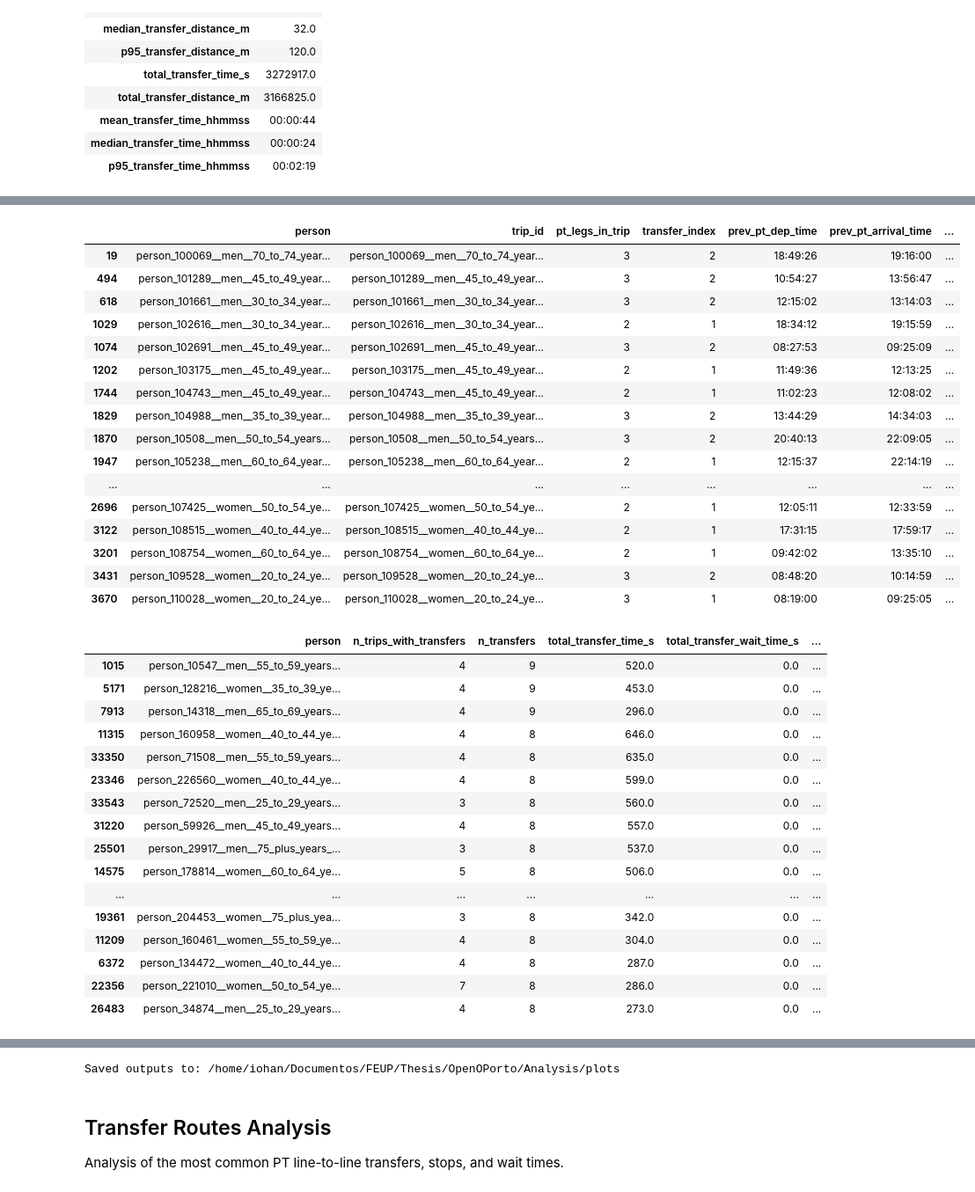
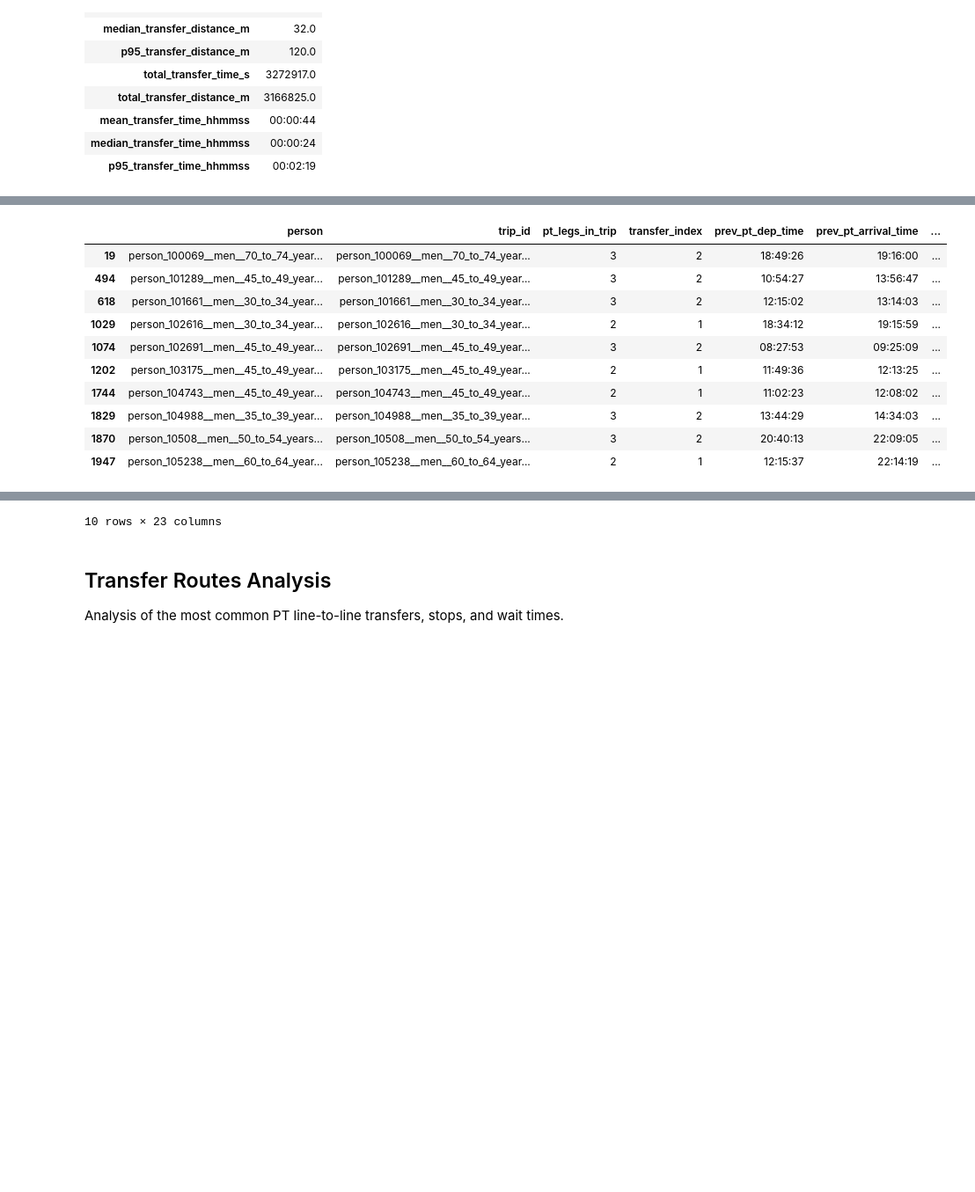
Before and after one commit to IohanSardinha/OpenOPorto, a Jupyter notebook: Analysis/PTTransferSynchronism.ipynb, the cells around one changed output, grey strips where cells are left out. Shown at 88% size. Cells and saved outputs as stored; diff of their text form; code cells hidden in the pictures; blank space fills up the shorter version.

```diff
--- a/Analysis/PTTransferSynchronism.ipynb
+++ b/Analysis/PTTransferSynchronism.ipynb
@@ -29,17 +29,5 @@ from pt_transfer_analysis import analyze_pt_transfer_synchronism, add_realistic_
 # %%
-candidate_paths = [
-    Path('Simulation/output/output_legs.csv'),
-    Path('../Simulation/output/output_legs.csv'),
-]
-
-legs_path = None
-for p in candidate_paths:
-    if p.exists():
-        legs_path = p
-        break
-
-if legs_path is None:
-    raise FileNotFoundError('Could not find output_legs.csv.gz from this notebook location.')
+legs_path = Path('../Simulation/output/output_legs.csv')
 
 result = analyze_pt_transfer_synchronism(legs_path, transfer_modes=('walk',))
 transfers = result.transfers
@@ -47,7 +35,6 @@ person_summary = result.person_summary
 trip_summary = result.trip_summary
 global_summary = result.global_summary
 
-print(f'Legs source: {legs_path}')
 print(f'Transfer events found: {len(transfers):,}')
 print(f'Agents with transfers: {global_summary["n_agents_with_transfers"]:,}')
 # %% [output]
@@ -100,43 +86,15 @@ plt.show()
 # %%
-top_transfers = transfers.sort_values(['transfer_time_s', 'transfer_distance_m'], ascending=False).head(20)
-top_people = person_summary.sort_values(['n_transfers', 'total_transfer_time_s'], ascending=False).head(20)
-top_trips = trip_summary.sort_values(['n_transfers', 'trip_transfer_time_s'], ascending=False).head(20)
-
-display(top_transfers)
-display(top_people)
-display(top_trips)
+top_transfers = transfers.sort_values(['transfer_time_s', 'transfer_distance_m'], ascending=False).head(10)
+top_transfers
 # %% [output]
 |  | person | trip_id | pt_legs_in_trip | transfer_index | prev_pt_dep_time | prev_pt_arrival_time | ... |
 | 19 | person_100069__men__70_to_74_year... | person_100069__men__70_to_74_year... | 3 | 2 | 18:49:26 | 19:16:00 | ... |
 | 494 | person_101289__men__45_to_49_year... | person_101289__men__45_to_49_year... | 3 | 2 | 10:54:27 | 13:56:47 | ... |
 | 618 | person_101661__men__30_to_34_year... | person_101661__men__30_to_34_year... | 3 | 2 | 12:15:02 | 13:14:03 | ... |
 | 1029 | person_102616__men__30_to_34_year... | person_102616__men__30_to_34_year... | 2 | 1 | 18:34:12 | 19:15:59 | ... |
 | 1074 | person_102691__men__45_to_49_year... | person_102691__men__45_to_49_year... | 3 | 2 | 08:27:53 | 09:25:09 | ... |
 | 1202 | person_103175__men__45_to_49_year... | person_103175__men__45_to_49_year... | 2 | 1 | 11:49:36 | 12:13:25 | ... |
 | 1744 | person_104743__men__45_to_49_year... | person_104743__men__45_to_49_year... | 2 | 1 | 11:02:23 | 12:08:02 | ... |
 | 1829 | person_104988__men__35_to_39_year... | person_104988__men__35_to_39_year... | 3 | 2 | 13:44:29 | 14:34:03 | ... |
 | 1870 | person_10508__men__50_to_54_years... | person_10508__men__50_to_54_years... | 3 | 2 | 20:40:13 | 22:09:05 | ... |
 | 1947 | person_105238__men__60_to_64_year... | person_105238__men__60_to_64_year... | 2 | 1 | 12:15:37 | 22:14:19 | ... |
-| ... | ... | ... | ... | ... | ... | ... | ... |
-| 2696 | person_107425__women__50_to_54_ye... | person_107425__women__50_to_54_ye... | 2 | 1 | 12:05:11 | 12:33:59 | ... |
-| 3122 | person_108515__women__40_to_44_ye... | person_108515__women__40_to_44_ye... | 2 | 1 | 17:31:15 | 17:59:17 | ... |
-| 3201 | person_108754__women__60_to_64_ye... | person_108754__women__60_to_64_ye... | 2 | 1 | 09:42:02 | 13:35:10 | ... |
-| 3431 | person_109528__women__20_to_24_ye... | person_109528__women__20_to_24_ye... | 3 | 2 | 08:48:20 | 10:14:59 | ... |
-| 3670 | person_110028__women__20_to_24_ye... | person_110028__women__20_to_24_ye... | 3 | 1 | 08:19:00 | 09:25:05 | ... |
-|  | person | n_trips_with_transfers | n_transfers | total_transfer_time_s | total_transfer_wait_time_s | ... |
-| 1015 | person_10547__men__55_to_59_years... | 4 | 9 | 520.0 | 0.0 | ... |
-| 5171 | person_128216__women__35_to_39_ye... | 4 | 9 | 453.0 | 0.0 | ... |
-| 7913 | person_14318__men__65_to_69_years... | 4 | 9 | 296.0 | 0.0 | ... |
-| 11315 | person_160958__women__40_to_44_ye... | 4 | 8 | 646.0 | 0.0 | ... |
-| 33350 | person_71508__men__55_to_59_years... | 4 | 8 | 635.0 | 0.0 | ... |
-| 23346 | person_226560__women__40_to_44_ye... | 4 | 8 | 599.0 | 0.0 | ... |
-| 33543 | person_72520__men__25_to_29_years... | 3 | 8 | 560.0 | 0.0 | ... |
-| 31220 | person_59926__men__45_to_49_years... | 4 | 8 | 557.0 | 0.0 | ... |
-| 25501 | person_29917__men__75_plus_years_... | 3 | 8 | 537.0 | 0.0 | ... |
-| 14575 | person_178814__women__60_to_64_ye... | 5 | 8 | 506.0 | 0.0 | ... |
-| ... | ... | ... | ... | ... | ... | ... |
-| 19361 | person_204453__women__75_plus_yea... | 3 | 8 | 342.0 | 0.0 | ... |
-| 11209 | person_160461__women__55_to_59_ye... | 4 | 8 | 304.0 | 0.0 | ... |
-| 6372 | person_134472__women__40_to_44_ye... | 4 | 8 | 287.0 | 0.0 | ... |
-| 22356 | person_221010__women__50_to_54_ye... | 7 | 8 | 286.0 | 0.0 | ... |
-| 26483 | person_34874__men__25_to_29_years... | 4 | 8 | 273.0 | 0.0 | ... |
@@ -160,14 +101,4 @@ display(top_trips)
+10 rows × 23 columns
-# %%
-output_dir = Path('Analysis/plots') if Path('Analysis/plots').exists() else Path('plots')
-output_dir.mkdir(parents=True, exist_ok=True)
-
-transfers.to_csv(output_dir / 'pt_transfer_events.csv', index=False)
-person_summary.to_csv(output_dir / 'pt_transfer_person_summary.csv', index=False)
-trip_summary.to_csv(output_dir / 'pt_transfer_trip_summary.csv', index=False)
-
-print(f'Saved outputs to: {output_dir.resolve()}')
-# %% [output]
-Saved outputs to: /home/iohan/Documentos/FEUP/Thesis/OpenOPorto/Analysis/plots
 # %% [markdown]
 ## Transfer Routes Analysis
 Analysis of the most common PT line-to-line transfers, stops, and wait times.
```
Also changed, not shown: parts of 15 cells of this notebook, 9 other files.
